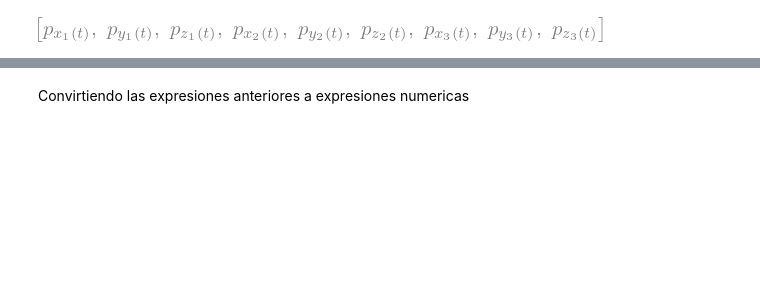
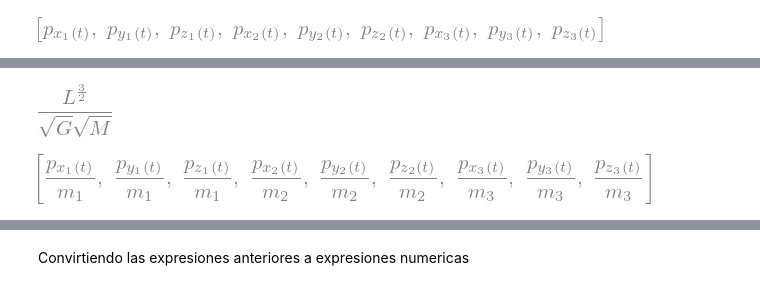
Before and after one commit to physicsIS/Prediccion_de_eclipses, a Jupyter notebook: 3_cuerpos.ipynb, the cells around one changed output, grey strips where cells are left out. Saved outputs shown, nothing was run; the diff lists cells and outputs as text; code cells hidden in the pictures; blank space fills up the shorter version.

```diff
--- a/3_cuerpos.ipynb
+++ b/3_cuerpos.ipynb
@@ -83,0 +112,17 @@ s_momentos_generalizados
+# %%
+Tn = (smp.sqrt(G*M/Ll**3))**(-1)
+Tn
+# %% [output]
+[figure, added]
+# %%
+ecuaciones_dq_normalizadas = []
+
+for i in range(len(ecuaciones_dq)):
+	aux = ecuaciones_dq[i].subs([(m1,m1*M),(m2,m2*M),(m3,m3*M),(px1,px1*M*Ll/Tn),(py1,py1*M*Ll/Tn),(pz1,pz1*M*Ll/Tn),(px2,px2*M*Ll/Tn),(py2,py2*M*Ll/Tn),
+								(pz2,pz2*M*Ll/Tn),(px3,px3*M*Ll/Tn),(py3,py3*M*Ll/Tn),(pz3,pz3*M*Ll/Tn)])*Tn/Ll
+	aux1 = aux
+	ecuaciones_dq_normalizadas.append(aux1)
+
+ecuaciones_dq_normalizadas
+# %% [output]
+[figure, added]
```
Also changed, not shown: parts of 26 cells of this notebook, 2 other files.
